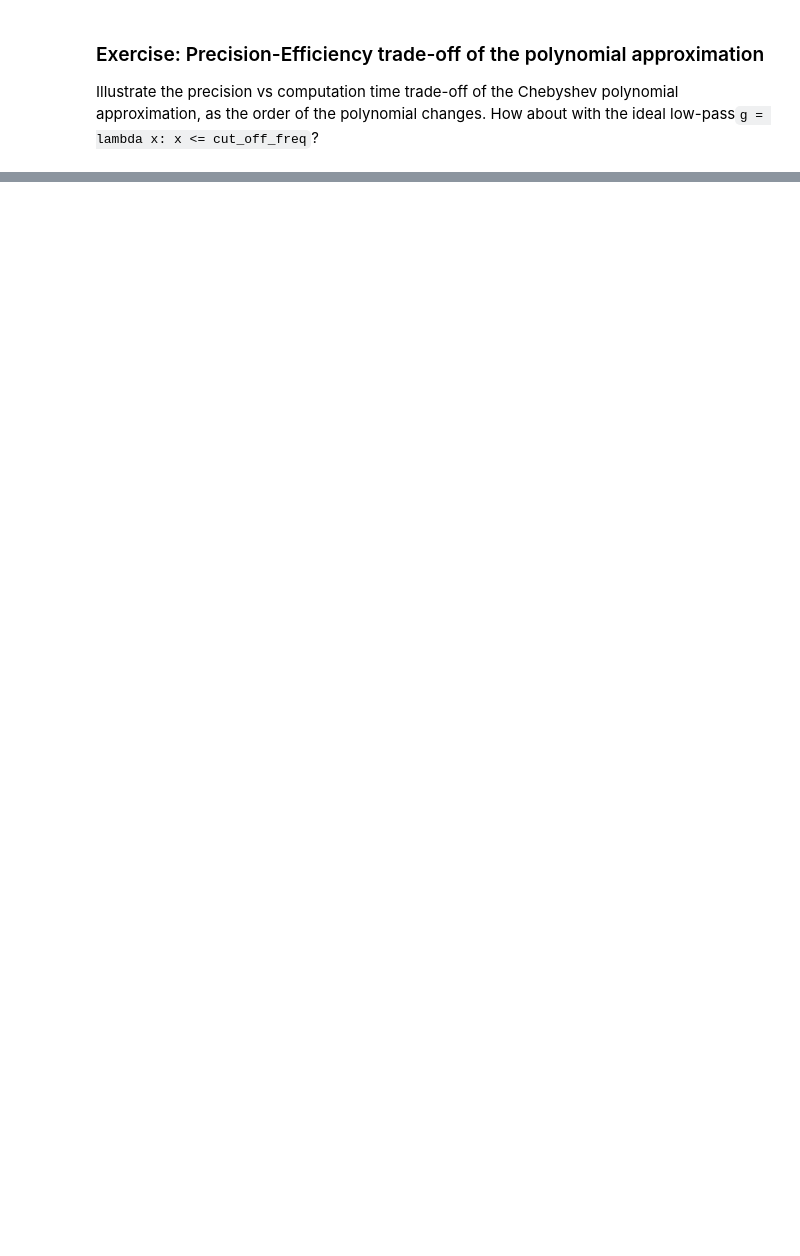
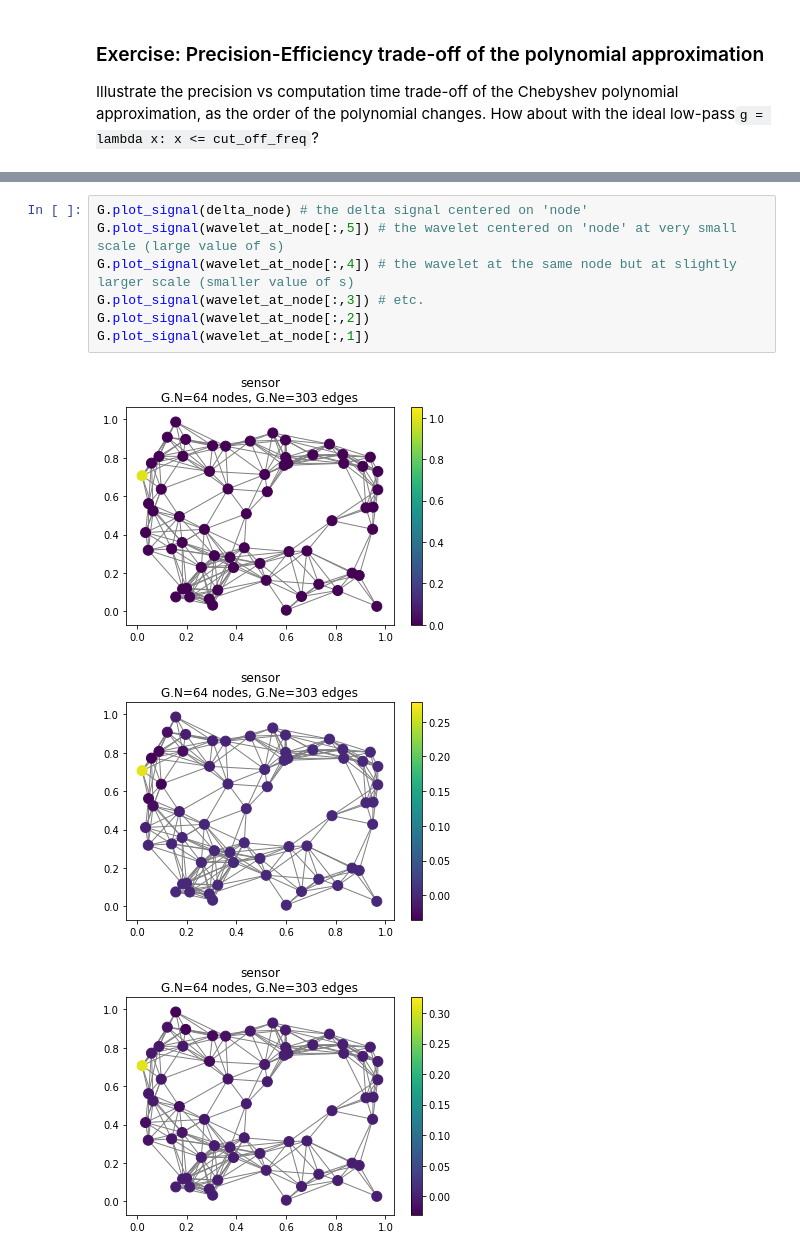
Before and after one commit to mdeff/pygsp_tutorial_graphsip, a Jupyter notebook: notebooks/05_filters.ipynb, the cells around one changed output, grey strips where cells are left out. Saved outputs shown, nothing was run; the diff lists cells and outputs as text; blank space fills up the shorter version.

```diff
--- a/notebooks/05_filters.ipynb
+++ b/notebooks/05_filters.ipynb
@@ -169,0 +229,11 @@ where $y$ is the observed signal, $\alpha$ is an hyper-parameter which controls
+# %%
+G.plot_signal(delta_node) # the delta signal centered on 'node'
+G.plot_signal(wavelet_at_node[:,5]) # the wavelet centered on 'node' at very small scale (large value of s)
+G.plot_signal(wavelet_at_node[:,4]) # the wavelet at the same node but at slightly larger scale (smaller value of s)
+G.plot_signal(wavelet_at_node[:,3]) # etc.
+G.plot_signal(wavelet_at_node[:,2])
+G.plot_signal(wavelet_at_node[:,1])
+# %% [output]
+[figure, added]
+[figure, added]
+[figure, added]
```
Also changed, not shown: parts of 33 cells of this notebook.
